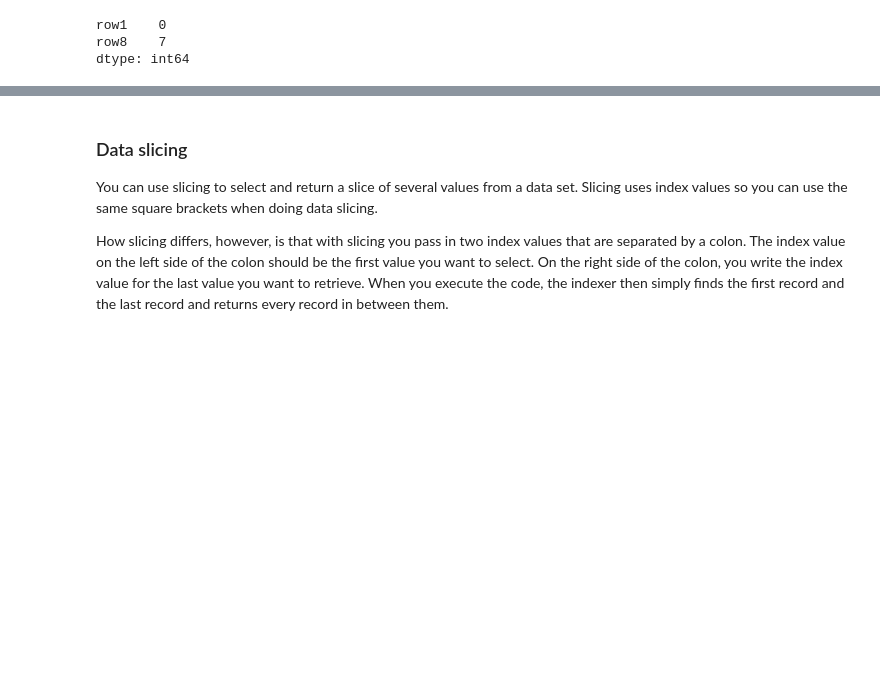
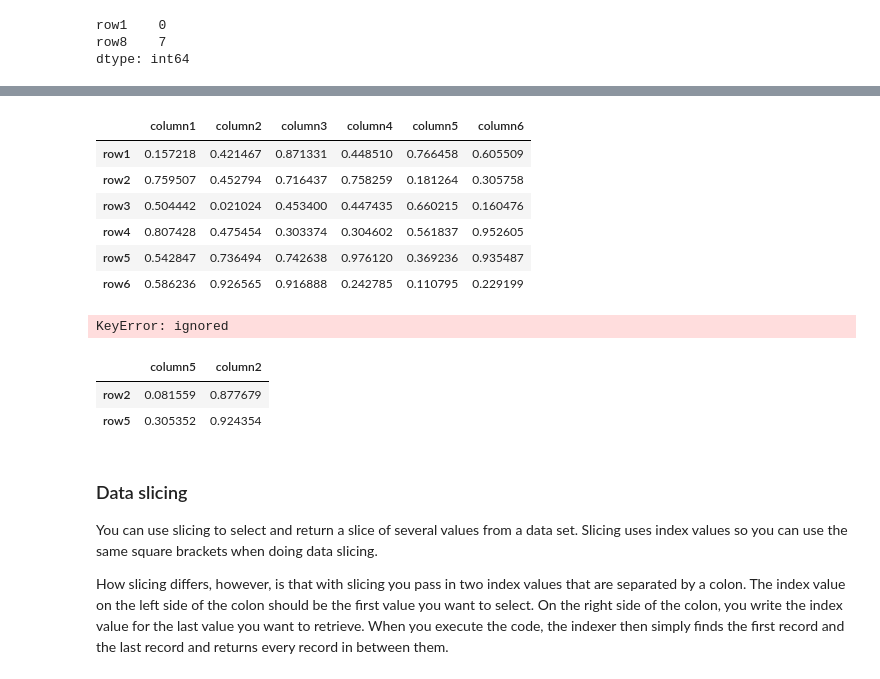
Before and after one commit to ArifAygun/Python-for-Data-Science-Essential-Training-Part-1, a Jupyter notebook: AA_linked_Python_for_DS_Ess_Train_Part_1_02_01.ipynb, the cells around one changed output, grey strips where cells are left out. Cells and saved outputs as stored; diff of their text form; code cells hidden in the pictures; blank space fills up the shorter version.

```diff
--- a/AA_linked_Python_for_DS_Ess_Train_Part_1_02_01.ipynb
+++ b/AA_linked_Python_for_DS_Ess_Train_Part_1_02_01.ipynb
@@ -42,3 +88,42 @@ df_obj = DataFrame()
+# %%
+import numpy as np
+import pandas as pd
+
+index=['row1', 'row2', 'row3', 'row4', 'row5', 'row6']
+columns=['column1', 'column2', 'column3', 'column4', 'column5', 'column6']
+
+DF_obj = pd.DataFrame(data=np.random.rand(36).reshape(6, 6),
+                      index=['row1', 'row2', 'row3', 'row4', 'row5', 'row6'],
+                      columns=['column1', 'column2', 'column3', 'column4', 'column5', 'column6'])
+DF_obj
+# %% [output]
+|  | column1 | column2 | column3 | column4 | column5 | column6 |
+| row1 | 0.157218 | 0.421467 | 0.871331 | 0.448510 | 0.766458 | 0.605509 |
+| row2 | 0.759507 | 0.452794 | 0.716437 | 0.758259 | 0.181264 | 0.305758 |
+| row3 | 0.504442 | 0.021024 | 0.453400 | 0.447435 | 0.660215 | 0.160476 |
+| row4 | 0.807428 | 0.475454 | 0.303374 | 0.304602 | 0.561837 | 0.952605 |
+| row5 | 0.542847 | 0.736494 | 0.742638 | 0.976120 | 0.369236 | 0.935487 |
+| row6 | 0.586236 | 0.926565 | 0.916888 | 0.242785 | 0.110795 | 0.229199 |
+# %%
+DF_obj.loc[['row2', 'row 5'], ['column5', 'column 2']]
+# %% [output]
+KeyError: ignored
+# %%
+import numpy as np
+import pandas as pd
+
+# create a random 6x6 DataFrame
+data = np.random.rand(36).reshape(6, 6)
+index = ['row1', 'row2', 'row3', 'row4', 'row5', 'row6']
+columns = ['column1', 'column2', 'column3', 'column4', 'column5', 'column6']
+DF_obj = pd.DataFrame(data=data, index=index, columns=columns)
+
+# use .loc to access specific rows and columns
+DF_obj.loc[['row2', 'row5'], ['column5', 'column2']]
+# %% [output]
+|  | column5 | column2 |
+| row2 | 0.081559 | 0.877679 |
+| row5 | 0.305352 | 0.924354 |
 # %% [markdown]
 ### Data slicing
 You can use slicing to select and return a slice of several values from a data set. Slicing uses index values so you can use the same square brackets when doing data slicing.
```
Also changed, not shown: parts of 4 cells of this notebook.
